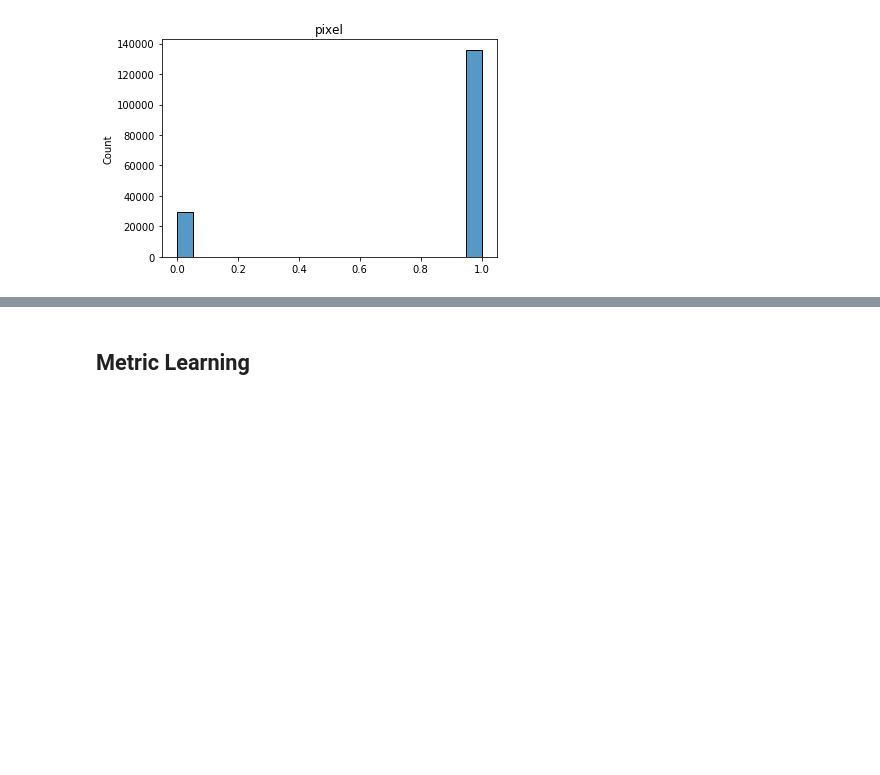
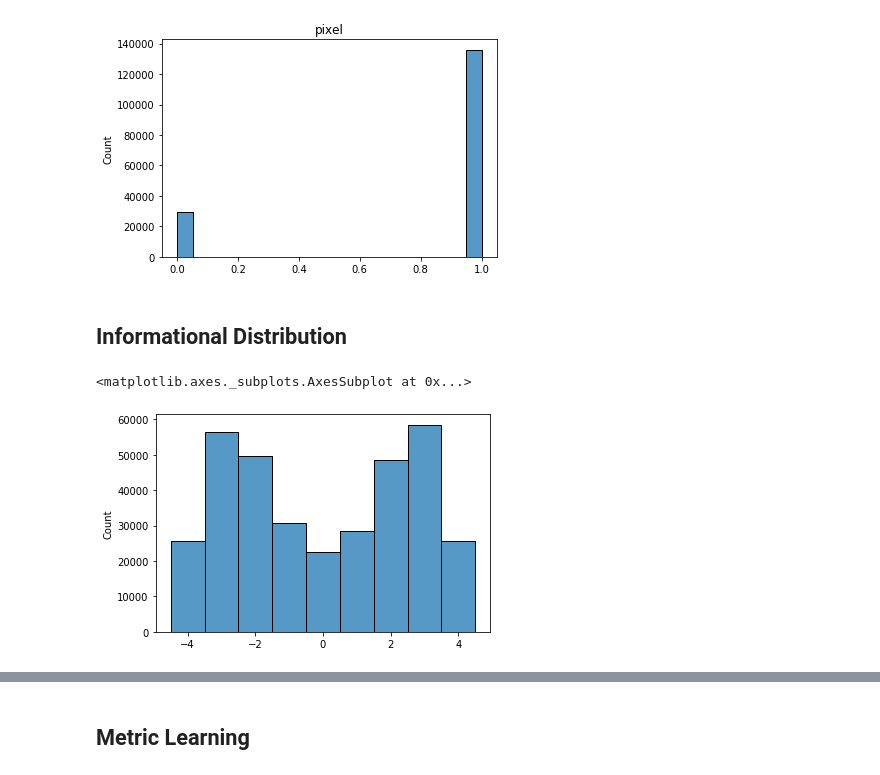
Before and after one commit to HSF-reco-and-software-triggers/Tracking-ML-Exa.TrkX, a Jupyter notebook: Pipelines/Common_Tracking_Example/notebooks/ITk/Example_Embedding.ipynb, the cells around one changed output, grey strips where cells are left out. Drawn from its saved outputs; the diff is of its cells as text; code cells hidden in the pictures; blank space fills up the shorter version.

```diff
--- a/Pipelines/Common_Tracking_Example/notebooks/ITk/Example_Embedding.ipynb
+++ b/Pipelines/Common_Tracking_Example/notebooks/ITk/Example_Embedding.ipynb
@@ -150,3 +159,16 @@ for i, feature in enumerate(cell_features):
 [figure]
 [figure]
 [figure]
+# %% [markdown]
+## Informational Distribution
+# %%
+def calc_eta(r, z):
+    theta = np.arctan2(r, z)
+    return -1. * np.log(np.tan(theta / 2.))
+# %%
+eta = calc_eta(r, z)
+# %%
+sns.histplot(eta, binrange=[-4, 4], binwidth=0.5)
+# %% [output]
+<matplotlib.axes._subplots.AxesSubplot at 0x...>
+[figure, added]
```
Also changed, not shown: parts of 32 cells of this notebook, 32 other files.
